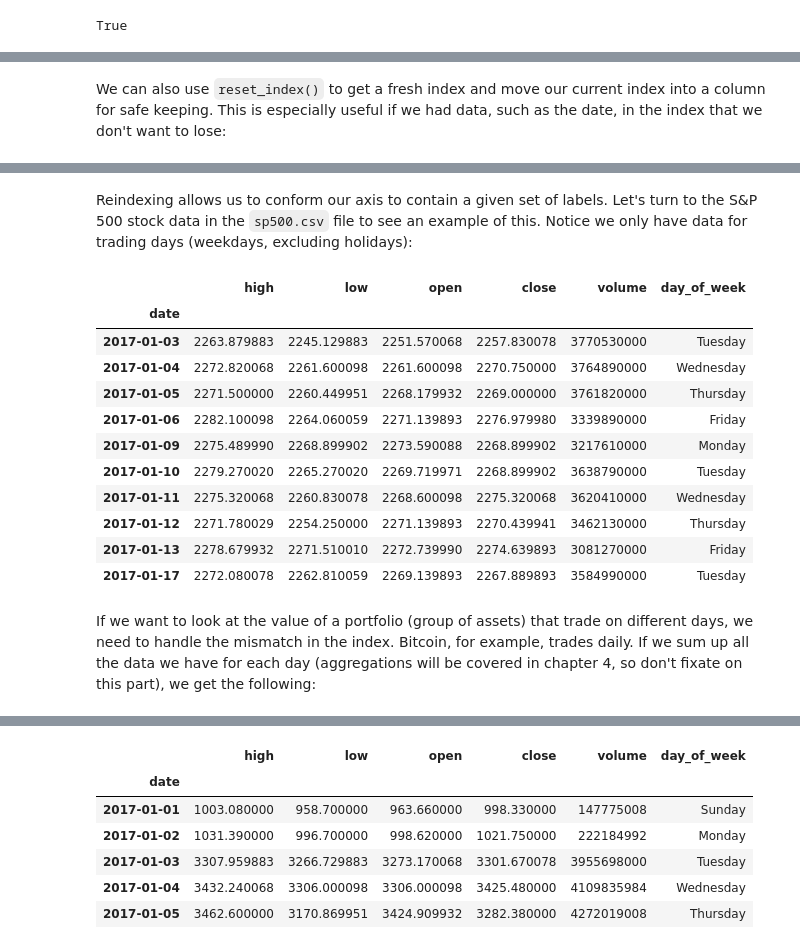
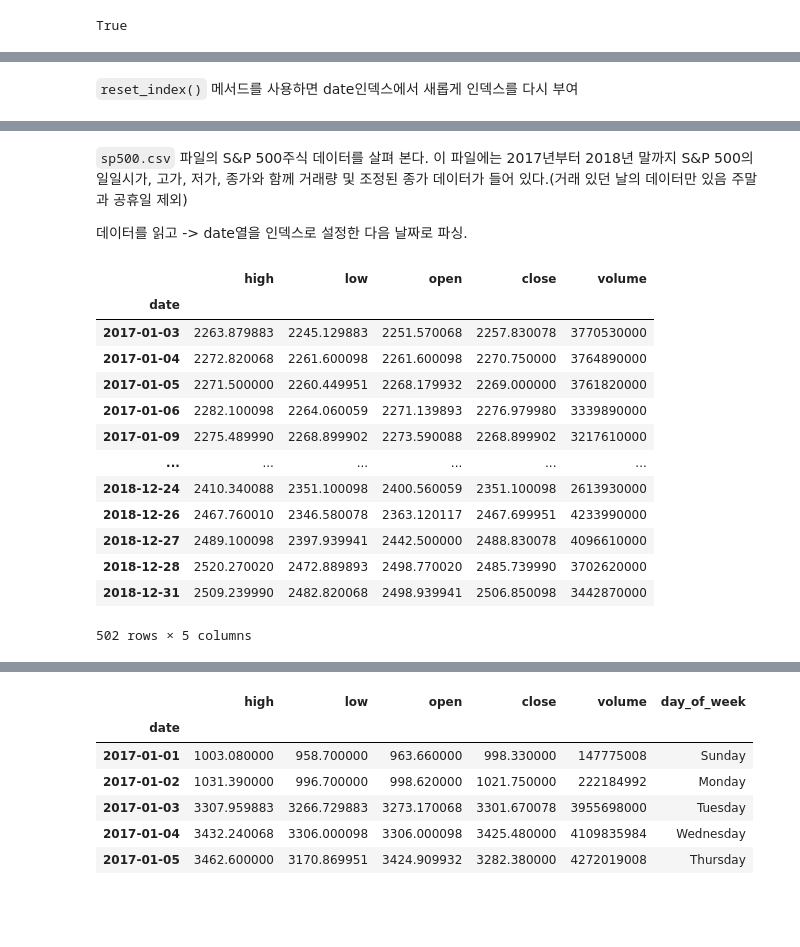
Before and after one commit to kimminyoung0/DataAnalysis_, a Jupyter notebook: ch_03/3-cleaning_data.ipynb, the cells around one changed output, grey strips where cells are left out. Saved outputs shown, nothing was run; the diff lists cells and outputs as text; code cells hidden in the pictures; blank space fills up the shorter version.

```diff
--- a/ch_03/3-cleaning_data.ipynb
+++ b/ch_03/3-cleaning_data.ipynb
@@ -423,8 +469,8 @@ df['2018-10-11':'2018-10-12']
 | 2018-10-12 | TAVG | GHCND:USW00014732 | H,,S, | 18.3 | 18 | 64.94 | 64 |
 | 2018-10-12 | TMAX | GHCND:USW00014732 | ,,W,2400 | 22.2 | 22 | 71.96 | 71 |
 | 2018-10-12 | TMIN | GHCND:USW00014732 | ,,W,2400 | 12.2 | 12 | 53.96 | 53 |
-# %% [markdown]
-We can also use `reset_index()` to get a fresh index and move our current index into a column for safe keeping. This is especially useful if we had data, such as the date, in the index that we don't want to lose:
+# %% [markdown]
+`reset_index()` 메서드를 사용하면 date인덱스에서 새롭게 인덱스를 다시 부여
 # %%
 df['2018-10-11':'2018-10-12'].reset_index()
 # %% [output]
@@ -435,28 +481,27 @@ df['2018-10-11':'2018-10-12'].reset_index()
 | 3 | 2018-10-12 | TAVG | GHCND:USW00014732 | H,,S, | 18.3 | 18 | 64.94 | 64 |
 | 4 | 2018-10-12 | TMAX | GHCND:USW00014732 | ,,W,2400 | 22.2 | 22 | 71.96 | 71 |
 | 5 | 2018-10-12 | TMIN | GHCND:USW00014732 | ,,W,2400 | 12.2 | 12 | 53.96 | 53 |
-# %% [markdown]
-Reindexing allows us to conform our axis to contain a given set of labels. Let's turn to the S&P 500 stock data in the `sp500.csv` file to see an example of this. Notice we only have data for trading days (weekdays, excluding holidays):
+# %% [markdown]
+`sp500.csv` 파일의 S&P 500주식 데이터를 살펴 본다. 이 파일에는 2017년부터 2018년 말까지 S&P 500의 일일시가, 고가, 저가, 종가와 함께 거래량 및 조정된 종가 데이터가 들어 있다.(거래 있던 날의 데이터만 있음 주말과 공휴일 제외)
+
+데이터를 읽고 -> date열을 인덱스로 설정한 다음 날짜로 파싱.
 # %%
 sp = pd.read_csv(
-    'data/sp500.csv', index_col='date', parse_dates=True
+    'data/sp500.csv', index_col='date', parse_dates=True #날짜 및 시간 정보를 읽어와서 DataFrame의 날짜 인덱스로 사용할 수 있
 ).drop(columns=['adj_close'])
-
-sp.head(10).assign(
-    day_of_week=lambda x: x.index.day_name()
-)
+sp
 # %% [output]
-|  | high | low | open | close | volume | day_of_week |
-| date |  |  |  |  |  |  |
-| 2017-01-03 | 2263.879883 | 2245.129883 | 2251.570068 | 2257.830078 | 3770530000 | Tuesday |
-| 2017-01-04 | 2272.820068 | 2261.600098 | 2261.600098 | 2270.750000 | 3764890000 | Wednesday |
-| 2017-01-05 | 2271.500000 | 2260.449951 | 2268.179932 | 2269.000000 | 3761820000 | Thursday |
-| 2017-01-06 | 2282.100098 | 2264.060059 | 2271.139893 | 2276.979980 | 3339890000 | Friday |
-| 2017-01-09 | 2275.489990 | 2268.899902 | 2273.590088 | 2268.899902 | 3217610000 | Monday |
-| 2017-01-10 | 2279.270020 | 2265.270020 | 2269.719971 | 2268.899902 | 3638790000 | Tuesday |
-| 2017-01-11 | 2275.320068 | 2260.830078 | 2268.600098 | 2275.320068 | 3620410000 | Wednesday |
-| 2017-01-12 | 2271.780029 | 2254.250000 | 2271.139893 | 2270.439941 | 3462130000 | Thursday |
-| 2017-01-13 | 2278.679932 | 2271.510010 | 2272.739990 | 2274.639893 | 3081270000 | Friday |
-| 2017-01-17 | 2272.080078 | 2262.810059 | 2269.139893 | 2267.889893 | 3584990000 | Tuesday |
+|  | high | low | open | close | volume |
+| date |  |  |  |  |  |
+| 2017-01-03 | 2263.879883 | 2245.129883 | 2251.570068 | 2257.830078 | 3770530000 |
+| 2017-01-04 | 2272.820068 | 2261.600098 | 2261.600098 | 2270.750000 | 3764890000 |
+| 2017-01-05 | 2271.500000 | 2260.449951 | 2268.179932 | 2269.000000 | 3761820000 |
+| 2017-01-06 | 2282.100098 | 2264.060059 | 2271.139893 | 2276.979980 | 3339890000 |
+| 2017-01-09 | 2275.489990 | 2268.899902 | 2273.590088 | 2268.899902 | 3217610000 |
+| ... | ... | ... | ... | ... | ... |
+| 2018-12-24 | 2410.340088 | 2351.100098 | 2400.560059 | 2351.100098 | 2613930000 |
+| 2018-12-26 | 2467.760010 | 2346.580078 | 2363.120117 | 2467.699951 | 4233990000 |
+| 2018-12-27 | 2489.100098 | 2397.939941 | 2442.500000 | 2488.830078 | 4096610000 |
+| 2018-12-28 | 2520.270020 | 2472.889893 | 2498.770020 | 2485.739990 | 3702620000 |
+| 2018-12-31 | 2509.239990 | 2482.820068 | 2498.939941 | 2506.850098 | 3442870000 |
+502 rows × 5 columns
-# %% [markdown]
-If we want to look at the value of a portfolio (group of assets) that trade on different days, we need to handle the mismatch in the index. Bitcoin, for example, trades daily. If we sum up all the data we have for each day (aggregations will be covered in chapter 4, so don't fixate on this part), we get the following:
```
Also changed, not shown: parts of 58 cells of this notebook.
